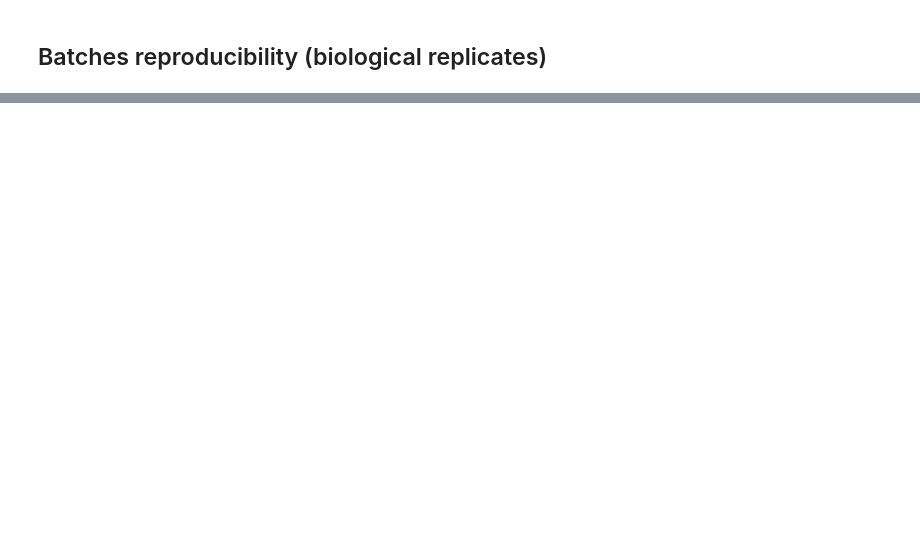
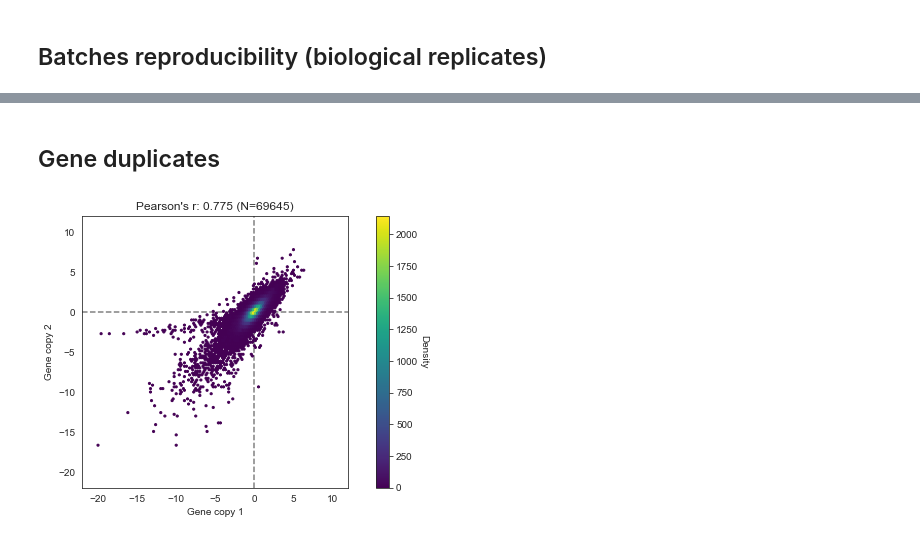
Before and after one commit to mgalardini/2018koyeast, a Jupyter notebook: notebooks/reproducibility.ipynb, the cells around one changed output, grey strips where cells are left out. Cells and saved outputs as stored; diff of their text form; code cells hidden in the pictures; blank space fills up the shorter version.

Commit message:
Reproducibility analysis update

```diff
--- a/notebooks/reproducibility.ipynb
+++ b/notebooks/reproducibility.ipynb
@@ -1,5 +1,6 @@
 # %%
 scores = '../out/ko_scores_rep.txt'
+scores1 = '../out/ko_scores.txt'
 # %%
 %matplotlib inline
 
@@ -207,0 +207,3 @@ plt.savefig('reproducibility.svg',
+# %% [markdown]
+Gene duplicates
+---
@@ -207,0 +232,48 @@ plt.savefig('reproducibility.svg',
+# %%
+plt.figure(figsize=(5.5, 5))
+
+gs = plt.GridSpec(1, 2, width_ratios=[4, 0.2])
+ax1 = plt.subplot(gs[0])
+ax2 = plt.subplot(gs[1])
+
+plt.sca(ax1)
+hb = plt.hexbin(x, y, gridsize=100, cmap='viridis')
+
+cbar = plt.colorbar(hb, cax=ax2)
+cbar.set_label('Density', rotation=270, labelpad=10)
+
+plt.draw()
+
+counts = hb.get_array()
+colors = hb.get_facecolors()
+colors[:, 3] = counts > 0
+hb.set_facecolors(colors)
+
+plt.xlim(-22, 12)
+plt.ylim(-22, 12)
+
+plt.axvline(0,
+            color='grey',
+            linestyle='dashed',
+            zorder=0)
+plt.axhline(0,
+            color='grey',
+            linestyle='dashed',
+            zorder=0)
+
+plt.xlabel('Gene copy 1')
+plt.ylabel('Gene copy 2')
+
+rv, p = stats.pearsonr(d1,
+                       d2)
+
+plt.title('Pearson\'s r: %.3f (N=%d)' % (rv, d1.shape[0]))
+
+plt.savefig('reproducibility_genes.png',
+            dpi=300, bbox_inches='tight',
+            transparent=True)
+plt.savefig('reproducibility_genes.svg',
+            dpi=300, bbox_inches='tight',
+            transparent=True);
+# %% [output]
+[figure, added]
```
Also changed, not shown: parts of 6 cells of this notebook.
